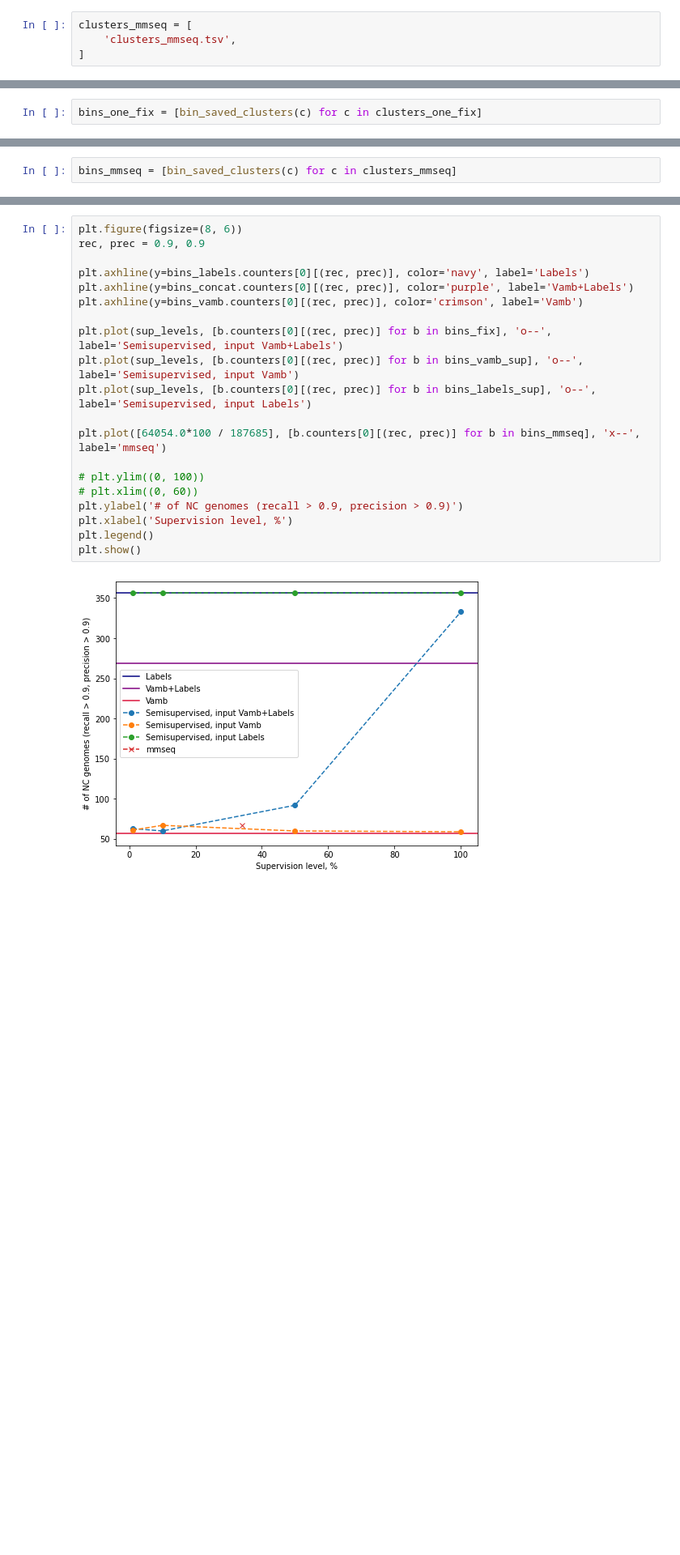
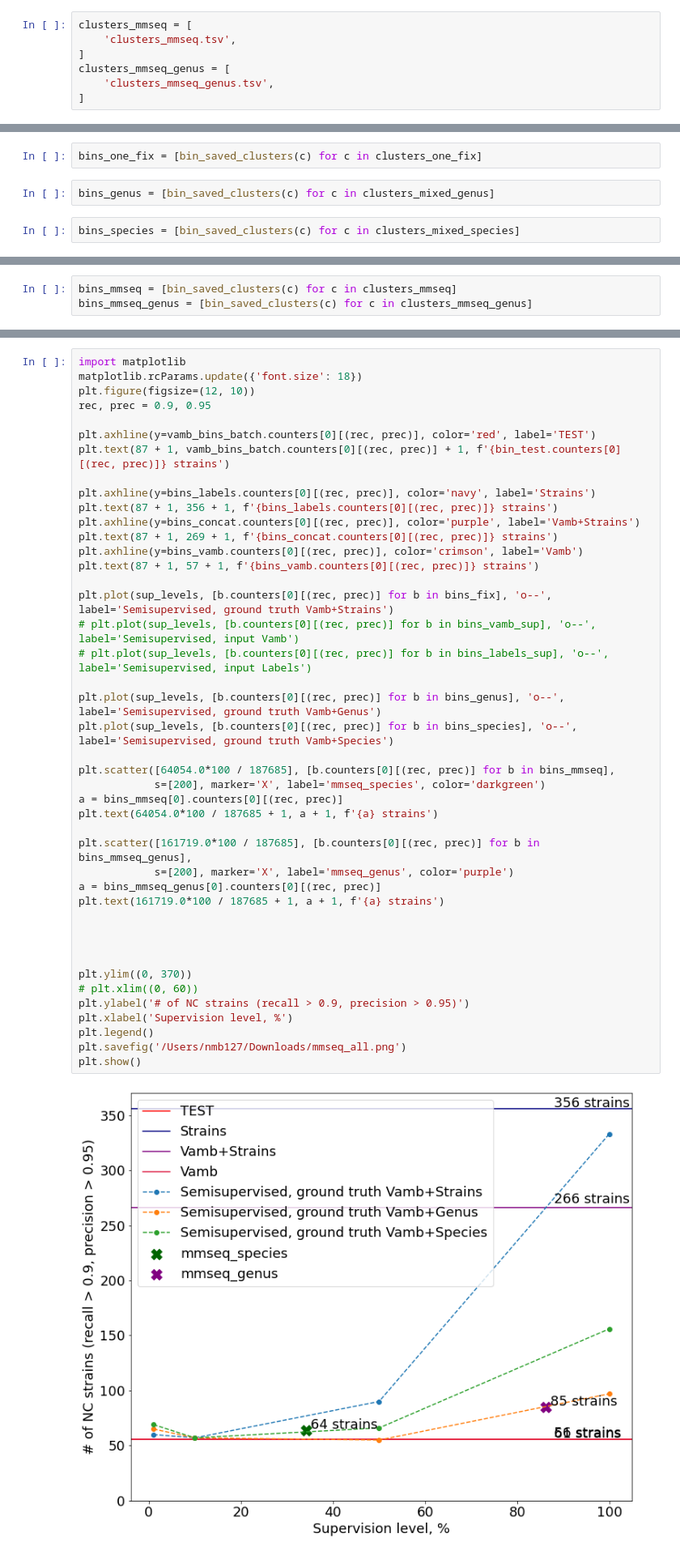
Before and after one commit to sgalkina/vamb, a Jupyter notebook: doc/vamb_semisupervised_analysis.ipynb, the cells around one changed output, grey strips where cells are left out. Shown at 81% size. Saved outputs shown, nothing was run; the diff lists cells and outputs as text; blank space fills up the shorter version.

```diff
--- a/doc/vamb_semisupervised_analysis.ipynb
+++ b/doc/vamb_semisupervised_analysis.ipynb
@@ -480,6 +717,9 @@ Number of bins after splitting and filtering: 707
 clusters_mmseq = [
     'clusters_mmseq.tsv',
 ]
+clusters_mmseq_genus = [
+    'clusters_mmseq_genus.tsv',
+]
 # %%
 bins_all = [bin_saved_clusters(c) for c in clusters]
 # %%
@@ -492,3 +732,7 @@ bins_mixed = [bin_saved_clusters(c) for c in clusters_mixed]
 bins_fix = [bin_saved_clusters(c) for c in clusters_fix]
 # %%
 bins_one_fix = [bin_saved_clusters(c) for c in clusters_one_fix]
+# %%
+bins_genus = [bin_saved_clusters(c) for c in clusters_mixed_genus]
+# %%
+bins_species = [bin_saved_clusters(c) for c in clusters_mixed_species]
@@ -523,2 +774,3 @@ bins_labels_sup = [bins_one_fix[2], bins_one_fix[5], bins_one_fix[8], bins_one_f
 # %%
 bins_mmseq = [bin_saved_clusters(c) for c in clusters_mmseq]
+bins_mmseq_genus = [bin_saved_clusters(c) for c in clusters_mmseq_genus]
@@ -525,25 +781,48 @@ bins_mmseq = [bin_saved_clusters(c) for c in clusters_mmseq]
 # %%
-plt.figure(figsize=(8, 6))
-rec, prec = 0.9, 0.9
+import matplotlib
+matplotlib.rcParams.update({'font.size': 18})
+plt.figure(figsize=(12, 10))
+rec, prec = 0.9, 0.95
 
-plt.axhline(y=bins_labels.counters[0][(rec, prec)], color='navy', label='Labels')
-plt.axhline(y=bins_concat.counters[0][(rec, prec)], color='purple', label='Vamb+Labels')
+plt.axhline(y=vamb_bins_batch.counters[0][(rec, prec)], color='red', label='TEST')
+plt.text(87 + 1, vamb_bins_batch.counters[0][(rec, prec)] + 1, f'{bin_test.counters[0][(rec, prec)]} strains')
+
+plt.axhline(y=bins_labels.counters[0][(rec, prec)], color='navy', label='Strains')
+plt.text(87 + 1, 356 + 1, f'{bins_labels.counters[0][(rec, prec)]} strains')
+plt.axhline(y=bins_concat.counters[0][(rec, prec)], color='purple', label='Vamb+Strains')
+plt.text(87 + 1, 269 + 1, f'{bins_concat.counters[0][(rec, prec)]} strains')
 plt.axhline(y=bins_vamb.counters[0][(rec, prec)], color='crimson', label='Vamb')
+plt.text(87 + 1, 57 + 1, f'{bins_vamb.counters[0][(rec, prec)]} strains')
 
-plt.plot(sup_levels, [b.counters[0][(rec, prec)] for b in bins_fix], 'o--', label='Semisupervised, input Vamb+Labels')
-plt.plot(sup_levels, [b.counters[0][(rec, prec)] for b in bins_vamb_sup], 'o--', label='Semisupervised, input Vamb')
-plt.plot(sup_levels, [b.counters[0][(rec, prec)] for b in bins_labels_sup], 'o--', label='Semisupervised, input Labels')
+plt.plot(sup_levels, [b.counters[0][(rec, prec)] for b in bins_fix], 'o--', label='Semisupervised, ground truth Vamb+Strains')
+# plt.plot(sup_levels, [b.counters[0][(rec, prec)] for b in bins_vamb_sup], 'o--', label='Semisupervised, input Vamb')
+# plt.plot(sup_levels, [b.counters[0][(rec, prec)] for b in bins_labels_sup], 'o--', label='Semisupervised, input Labels')
 
-plt.plot([64054.0*100 / 187685], [b.counters[0][(rec, prec)] for b in bins_mmseq], 'x--', label='mmseq')
+plt.plot(sup_levels, [b.counters[0][(rec, prec)] for b in bins_genus], 'o--', label='Semisupervised, ground truth Vamb+Genus')
+plt.plot(sup_levels, [b.counters[0][(rec, prec)] for b in bins_species], 'o--', label='Semisupervised, ground truth Vamb+Species')
 
-# plt.ylim((0, 100))
+plt.scatter([64054.0*100 / 187685], [b.counters[0][(rec, prec)] for b in bins_mmseq],
+            s=[200], marker='X', label='mmseq_species', color='darkgreen')
+a = bins_mmseq[0].counters[0][(rec, prec)]
+plt.text(64054.0*100 / 187685 + 1, a + 1, f'{a} strains')
+
+plt.scatter([161719.0*100 / 187685], [b.counters[0][(rec, prec)] for b in bins_mmseq_genus],
+            s=[200], marker='X', label='mmseq_genus', color='purple')
+a = bins_mmseq_genus[0].counters[0][(rec, prec)]
+plt.text(161719.0*100 / 187685 + 1, a + 1, f'{a} strains')
+
+
+
+
+plt.ylim((0, 370))
 # plt.xlim((0, 60))
-plt.ylabel('# of NC genomes (recall > 0.9, precision > 0.9)')
+plt.ylabel('# of NC strains (recall > 0.9, precision > 0.95)')
 plt.xlabel('Supervision level, %')
 plt.legend()
+plt.savefig('/Users/nmb127/Downloads/mmseq_all.png')
 plt.show()
 # %% [output]
-[figure, old version]
+[figure, new version]
 # %%
 bins_vamb.counters[0][(rec, prec)]
 # %% [output]
```
Also changed, not shown: parts of 52 cells of this notebook, 29 other files.
